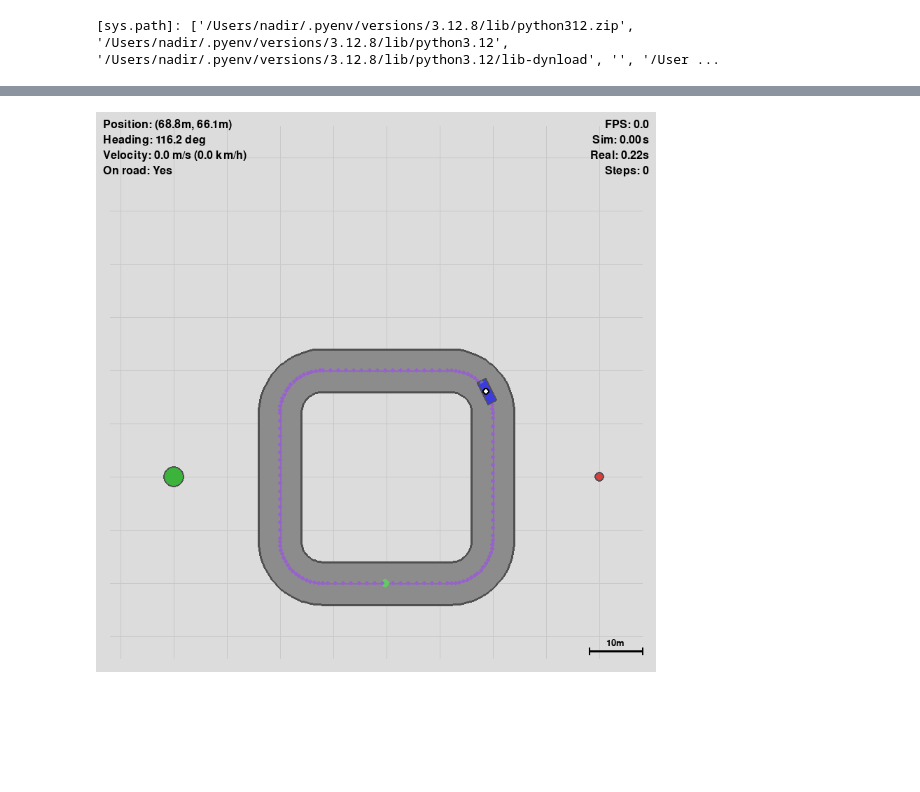
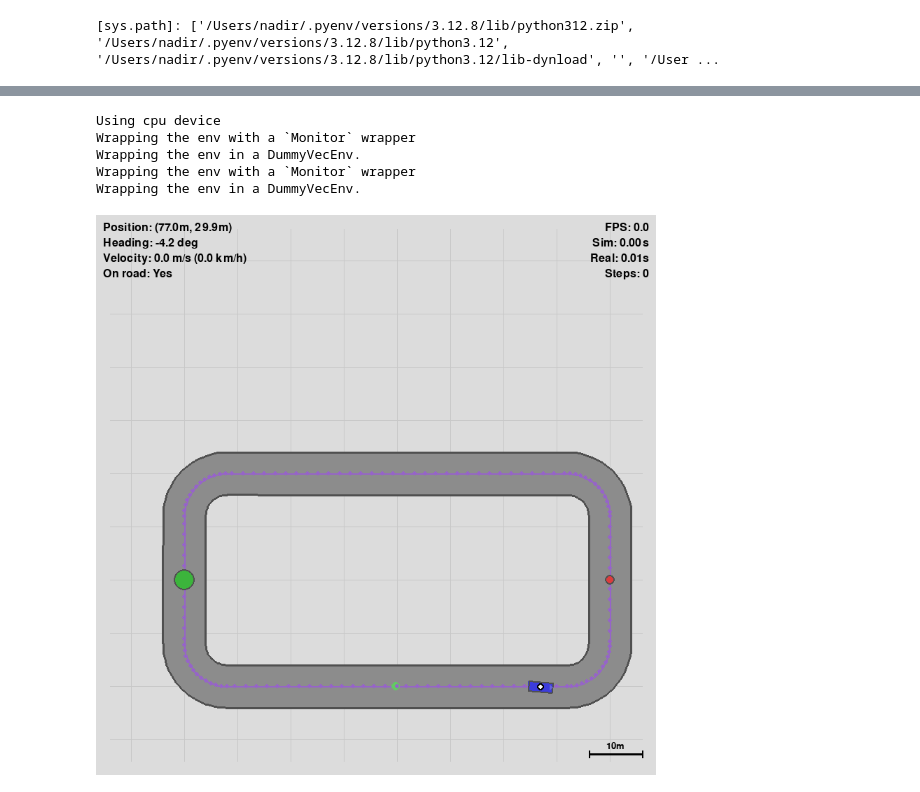
Before and after one commit to raideno/gymnasium-driving, a Jupyter notebook: notebooks/evaluate.ipynb, the cells around one changed output, grey strips where cells are left out. Cells and saved outputs as stored; diff of their text form; code cells hidden in the pictures; blank space fills up the shorter version.

```diff
--- a/notebooks/evaluate.ipynb
+++ b/notebooks/evaluate.ipynb
@@ -29,15 +52,27 @@ import matplotlib.pyplot as plt
+# %%
+output_directory = "/Users/nadir/Documents/research-project/code/experimentations/gymnasium/outputs/2026-02-09/14-50-04"
+
+configuration = helpers.load_configuration(
+    output_directory=output_directory,
+    expected_script="train",
+)
+
+controller, environment = helpers.instantiate_configuration(
+    configuration=configuration,
+    output_directory=output_directory,
+    load_best_model=True
+)
+
+environment.unwrapped.render_mode = "rgb_array"
+# %% [output]
+Using cpu device
+Wrapping the env with a `Monitor` wrapper
+Wrapping the env in a DummyVecEnv.
+Wrapping the env with a `Monitor` wrapper
+Wrapping the env in a DummyVecEnv.
 # %%
-environment = cristal.make_environment(
-    discrete=True,
-    random_obstacles=False,
-    render_mode="rgb_array",
-    number_of_obstacles=0,
-    random_spawn=True,
-    dimensions=[40, 40]
-)
-
 environment.reset()
 
 helpers.preview(environment)
 # %% [output]
-[figure, old version]
+[figure, new version]
```
Also changed, not shown: parts of 6 cells of this notebook, 11 other files.
